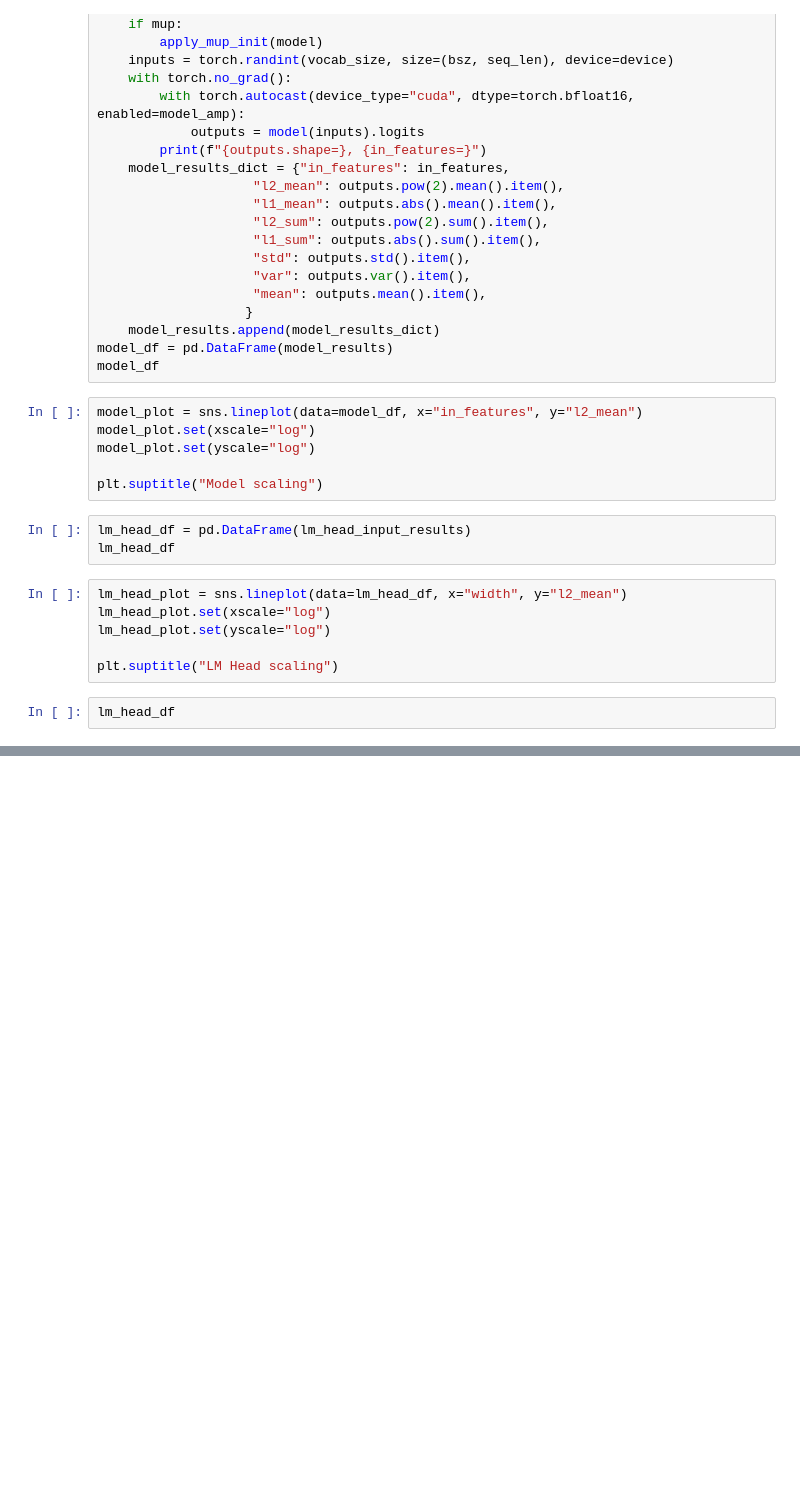
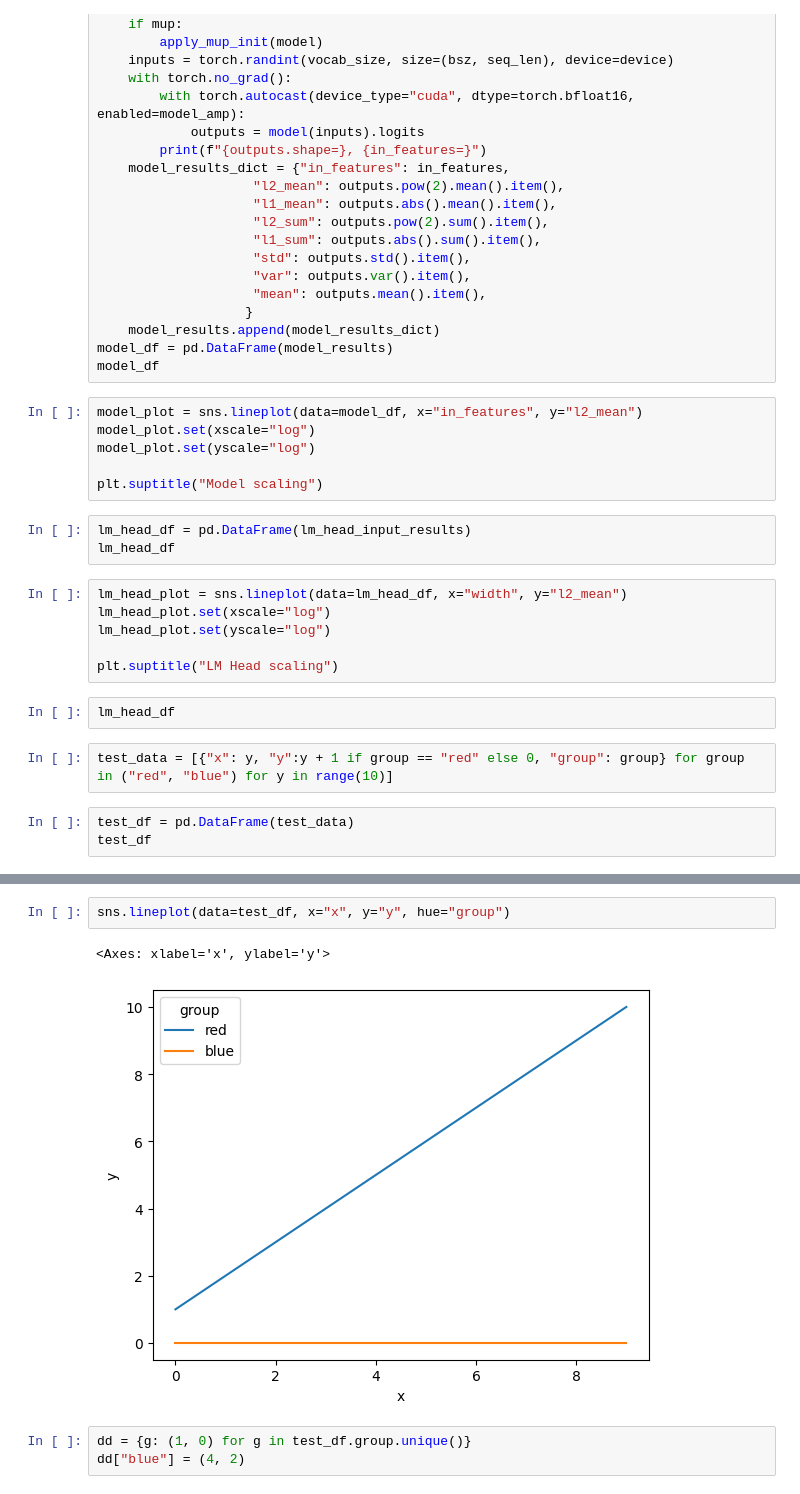
Before and after one commit to garrett361/fms-fsdp, a Jupyter notebook: fms_fsdp/mup/notebooks/scaling.ipynb, the cells around one changed output, grey strips where cells are left out. Drawn from its saved outputs; the diff is of its cells as text; blank space fills up the shorter version.

```diff
--- a/fms_fsdp/mup/notebooks/scaling.ipynb
+++ b/fms_fsdp/mup/notebooks/scaling.ipynb
@@ -326,3 +326,8 @@ lm_head_plot.set(yscale="log")
 plt.suptitle("LM Head scaling")
 # %%
 lm_head_df
+# %%
+test_data = [{"x": y, "y":y + 1 if group == "red" else 0, "group": group} for group in ("red", "blue") for y in range(10)]
+# %%
+test_df = pd.DataFrame(test_data)
+test_df
@@ -328,0 +352,8 @@ lm_head_df
+# %%
+sns.lineplot(data=test_df, x="x", y="y", hue="group")
+# %% [output]
+<Axes: xlabel='x', ylabel='y'>
+[figure, added]
+# %%
+dd = {g: (1, 0) for g in test_df.group.unique()}
+dd["blue"] = (4, 2)
```
Also changed, not shown: parts of 2 cells of this notebook, 2 other files.
